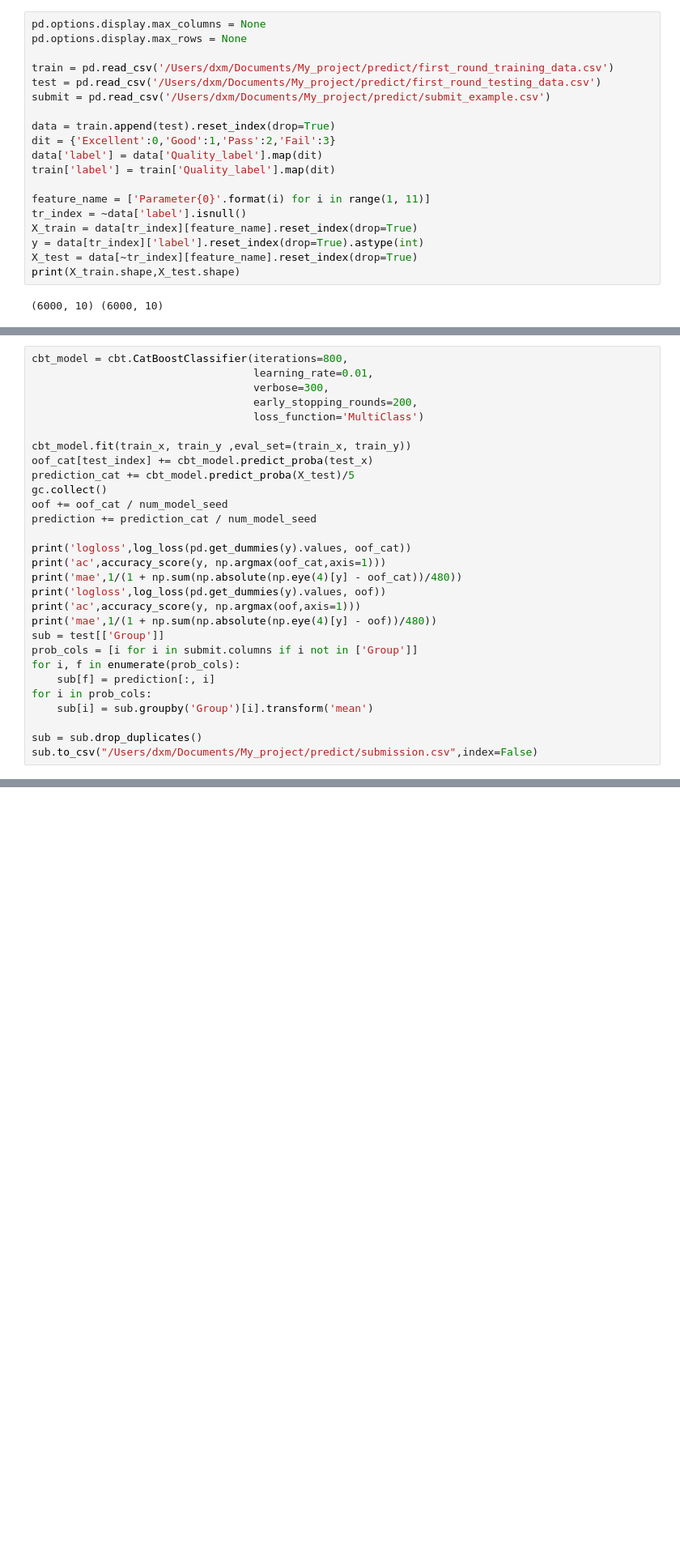
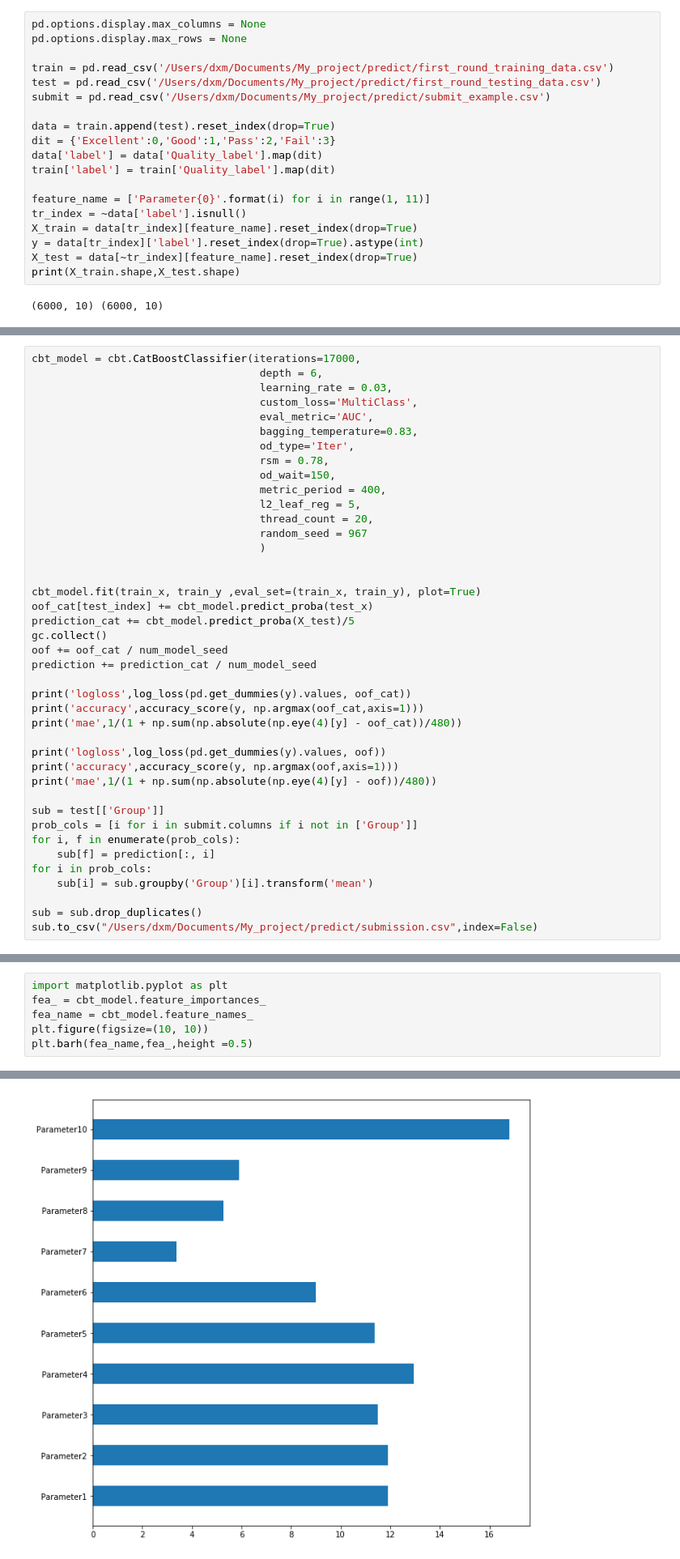
Before and after one commit to Ming-H/CoincidenceRatePrediction-, a Jupyter notebook: compet_351.ipynb, the cells around one changed output, grey strips where cells are left out. Shown at 81% size. Saved outputs shown, nothing was run; the diff lists cells and outputs as text; blank space fills up the shorter version.

```diff
--- a/compet_351.ipynb
+++ b/compet_351.ipynb
@@ -66,11 +82,21 @@ gc.collect()
 # %%
-cbt_model = cbt.CatBoostClassifier(iterations=800,
-                                   learning_rate=0.01,
-                                   verbose=300,
-                                   early_stopping_rounds=200,
-                                   loss_function='MultiClass')
+cbt_model = cbt.CatBoostClassifier(iterations=17000,
+                                    depth = 6,
+                                    learning_rate = 0.03,
+                                    custom_loss='MultiClass',
+                                    eval_metric='AUC',
+                                    bagging_temperature=0.83,
+                                    od_type='Iter',
+                                    rsm = 0.78,
+                                    od_wait=150,
+                                    metric_period = 400,
+                                    l2_leaf_reg = 5,
+                                    thread_count = 20,
+                                    random_seed = 967
+                                    )
 
-cbt_model.fit(train_x, train_y ,eval_set=(train_x, train_y))
+
+cbt_model.fit(train_x, train_y ,eval_set=(train_x, train_y), plot=True)
 oof_cat[test_index] += cbt_model.predict_proba(test_x)
 prediction_cat += cbt_model.predict_proba(X_test)/5
 gc.collect()
@@ -78,11 +104,13 @@ oof += oof_cat / num_model_seed
 prediction += prediction_cat / num_model_seed
 
 print('logloss',log_loss(pd.get_dummies(y).values, oof_cat))
-print('ac',accuracy_score(y, np.argmax(oof_cat,axis=1)))
+print('accuracy',accuracy_score(y, np.argmax(oof_cat,axis=1)))
 print('mae',1/(1 + np.sum(np.absolute(np.eye(4)[y] - oof_cat))/480))
+
 print('logloss',log_loss(pd.get_dummies(y).values, oof))
-print('ac',accuracy_score(y, np.argmax(oof,axis=1)))
+print('accuracy',accuracy_score(y, np.argmax(oof,axis=1)))
 print('mae',1/(1 + np.sum(np.absolute(np.eye(4)[y] - oof))/480))
+
 sub = test[['Group']]
 prob_cols = [i for i in submit.columns if i not in ['Group']]
 for i, f in enumerate(prob_cols):
@@ -109,0 +144,7 @@ mae 0.0734691813289611
+# %%
+import matplotlib.pyplot as plt
+fea_ = cbt_model.feature_importances_
+fea_name = cbt_model.feature_names_
+plt.figure(figsize=(10, 10))
+plt.barh(fea_name,fea_,height =0.5)
+# %% [output]
@@ -109,0 +152 @@ mae 0.0734691813289611
+[figure, added]
```
Also changed, not shown: parts of 4 cells of this notebook.
